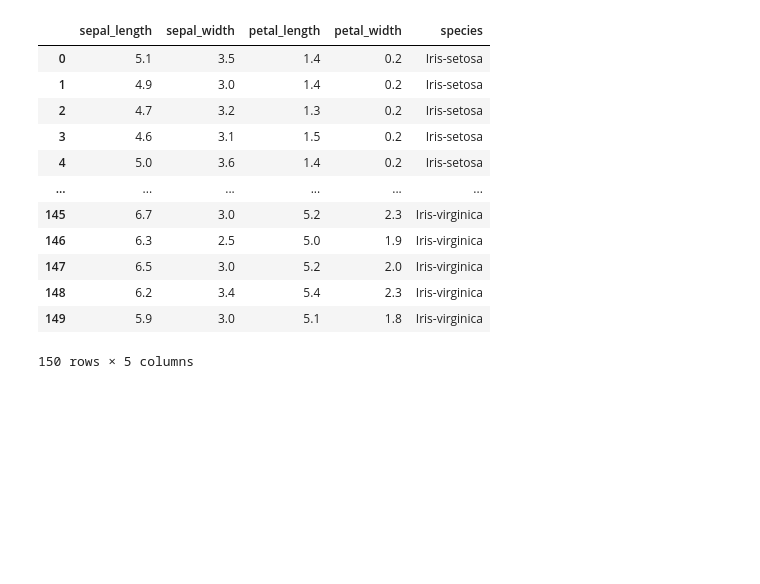
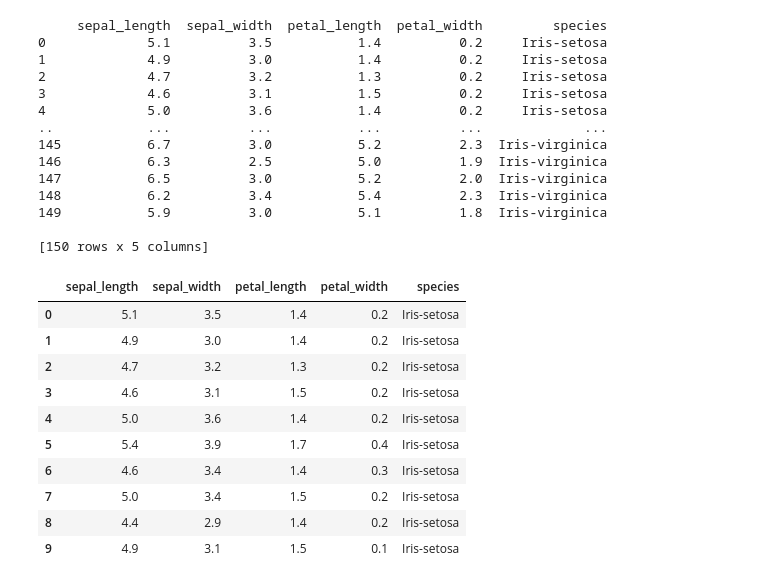
Before and after one commit to gfaille/KNN, a Jupyter notebook: KNN.ipynb, the cells around one changed output. Cells and saved outputs as stored; diff of their text form; code cells hidden in the pictures; blank space fills up the shorter version.

```diff
--- a/KNN.ipynb
+++ b/KNN.ipynb
@@ -5,16 +7,33 @@ import pandas as pd
 # %%
-pd.read_csv("data.csv", sep=";")
+tableau = pd.read_csv("data.csv", sep=";")
+print(tableau)
 # %% [output]
-|  | sepal_length | sepal_width | petal_length | petal_width | species |
-| 0 | 5.1 | 3.5 | 1.4 | 0.2 | Iris-setosa |
-| 1 | 4.9 | 3.0 | 1.4 | 0.2 | Iris-setosa |
-| 2 | 4.7 | 3.2 | 1.3 | 0.2 | Iris-setosa |
-| 3 | 4.6 | 3.1 | 1.5 | 0.2 | Iris-setosa |
-| 4 | 5.0 | 3.6 | 1.4 | 0.2 | Iris-setosa |
-| ... | ... | ... | ... | ... | ... |
-| 145 | 6.7 | 3.0 | 5.2 | 2.3 | Iris-virginica |
-| 146 | 6.3 | 2.5 | 5.0 | 1.9 | Iris-virginica |
-| 147 | 6.5 | 3.0 | 5.2 | 2.0 | Iris-virginica |
-| 148 | 6.2 | 3.4 | 5.4 | 2.3 | Iris-virginica |
-| 149 | 5.9 | 3.0 | 5.1 | 1.8 | Iris-virginica |
-150 rows × 5 columns
+     sepal_length  sepal_width  petal_length  petal_width         species
+0             5.1          3.5           1.4          0.2     Iris-setosa
+1             4.9          3.0           1.4          0.2     Iris-setosa
+2             4.7          3.2           1.3          0.2     Iris-setosa
+3             4.6          3.1           1.5          0.2     Iris-setosa
+4             5.0          3.6           1.4          0.2     Iris-setosa
+..            ...          ...           ...          ...             ...
+145           6.7          3.0           5.2          2.3  Iris-virginica
+146           6.3          2.5           5.0          1.9  Iris-virginica
+147           6.5          3.0           5.2          2.0  Iris-virginica
+148           6.2          3.4           5.4          2.3  Iris-virginica
+149           5.9          3.0           5.1          1.8  Iris-virginica
+
+[150 rows x 5 columns]
+# %%
+tableau.shape
+tableau.head(10)
+# %% [output]
+|  | sepal_length | sepal_width | petal_length | petal_width | species |
+| 0 | 5.1 | 3.5 | 1.4 | 0.2 | Iris-setosa |
+| 1 | 4.9 | 3.0 | 1.4 | 0.2 | Iris-setosa |
+| 2 | 4.7 | 3.2 | 1.3 | 0.2 | Iris-setosa |
+| 3 | 4.6 | 3.1 | 1.5 | 0.2 | Iris-setosa |
+| 4 | 5.0 | 3.6 | 1.4 | 0.2 | Iris-setosa |
+| 5 | 5.4 | 3.9 | 1.7 | 0.4 | Iris-setosa |
+| 6 | 4.6 | 3.4 | 1.4 | 0.3 | Iris-setosa |
+| 7 | 5.0 | 3.4 | 1.5 | 0.2 | Iris-setosa |
+| 8 | 4.4 | 2.9 | 1.4 | 0.2 | Iris-setosa |
+| 9 | 4.9 | 3.1 | 1.5 | 0.1 | Iris-setosa |
```
Also changed, not shown: parts of 4 cells of this notebook.
